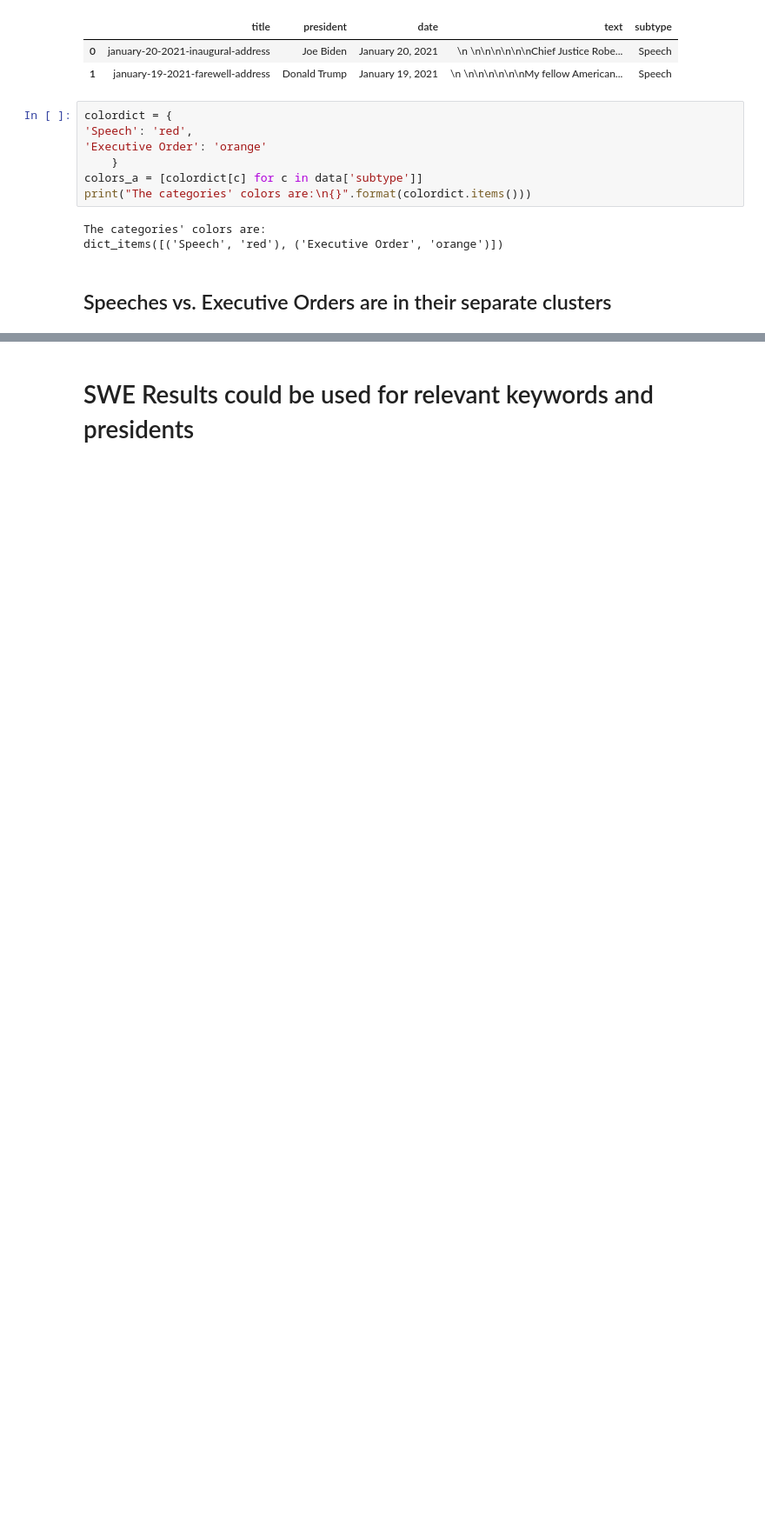
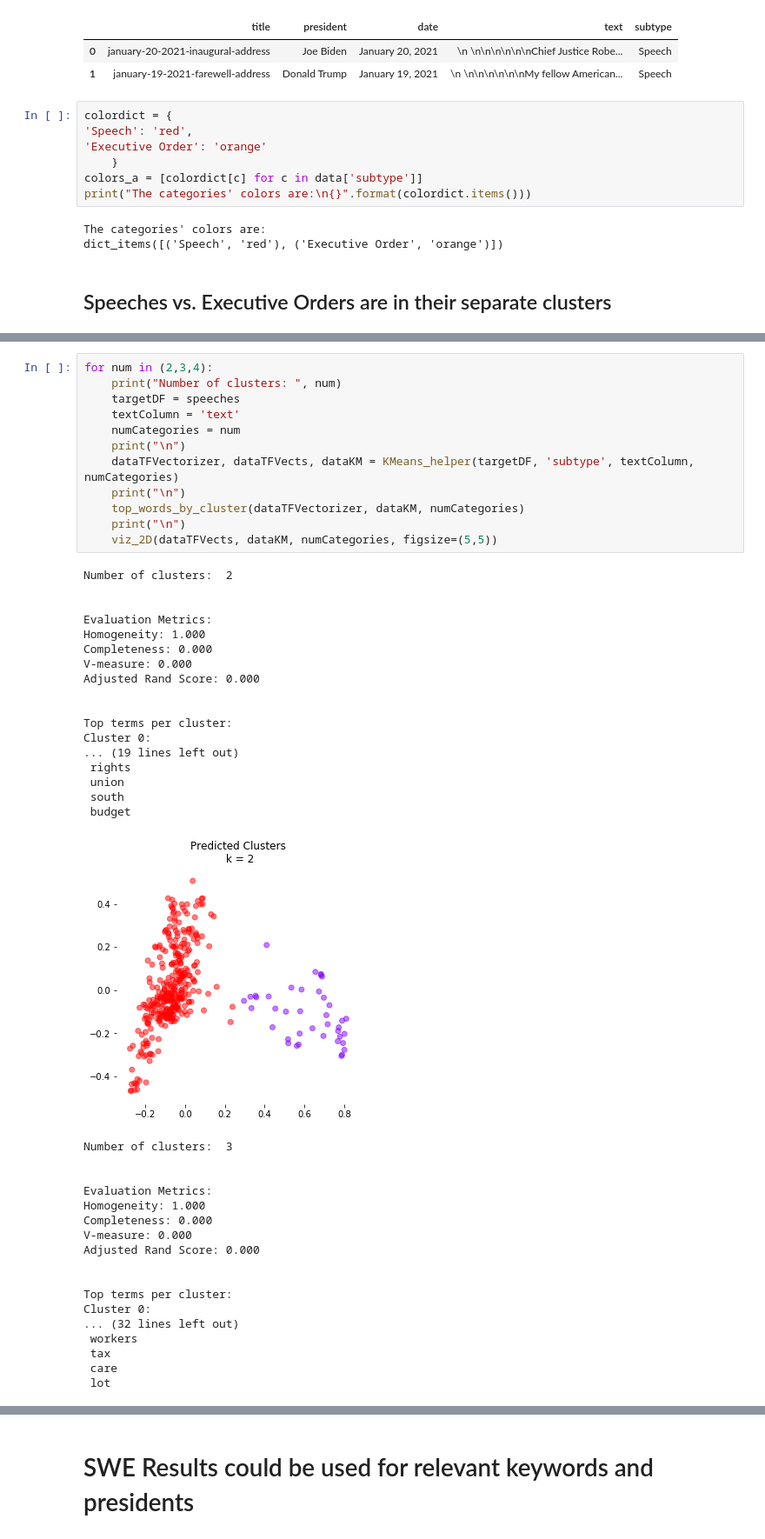
Before and after one commit to RobertoBarrosoLuque/Presidential-Rhetoric-NLP, a Jupyter notebook: exploratory_notebooks/speeches-orders-combined.ipynb, the cells around one changed output, grey strips where cells are left out. Shown at 87% size. Cells and saved outputs as stored; diff of their text form; blank space fills up the shorter version.

```diff
--- a/exploratory_notebooks/speeches-orders-combined.ipynb
+++ b/exploratory_notebooks/speeches-orders-combined.ipynb
@@ -123,0 +125,48 @@ Cluster 0:
+# %%
+for num in (2,3,4):
+    print("Number of clusters: ", num)
+    targetDF = speeches
+    textColumn = 'text'
+    numCategories = num
+    print("\n")
+    dataTFVectorizer, dataTFVects, dataKM = KMeans_helper(targetDF, 'subtype', textColumn, numCategories)
+    print("\n")
+    top_words_by_cluster(dataTFVectorizer, dataKM, numCategories)
+    print("\n")
+    viz_2D(dataTFVects, dataKM, numCategories, figsize=(5,5))
+# %% [output]
+Number of clusters:  2
+
+
+Evaluation Metrics:
+Homogeneity: 1.000
+Completeness: 0.000
+V-measure: 0.000
+Adjusted Rand Score: 0.000
+
+
+Top terms per cluster:
+Cluster 0:
+... (19 lines left out)
+ rights
+ union
+ south
+ budget
+[figure, added]
+Number of clusters:  3
+
+
+Evaluation Metrics:
+Homogeneity: 1.000
+Completeness: 0.000
+V-measure: 0.000
+Adjusted Rand Score: 0.000
+
+
+Top terms per cluster:
+Cluster 0:
+... (32 lines left out)
+ workers
+ tax
+ care
+ lot
```
Also changed, not shown: parts of 15 cells of this notebook, 3 other files.
